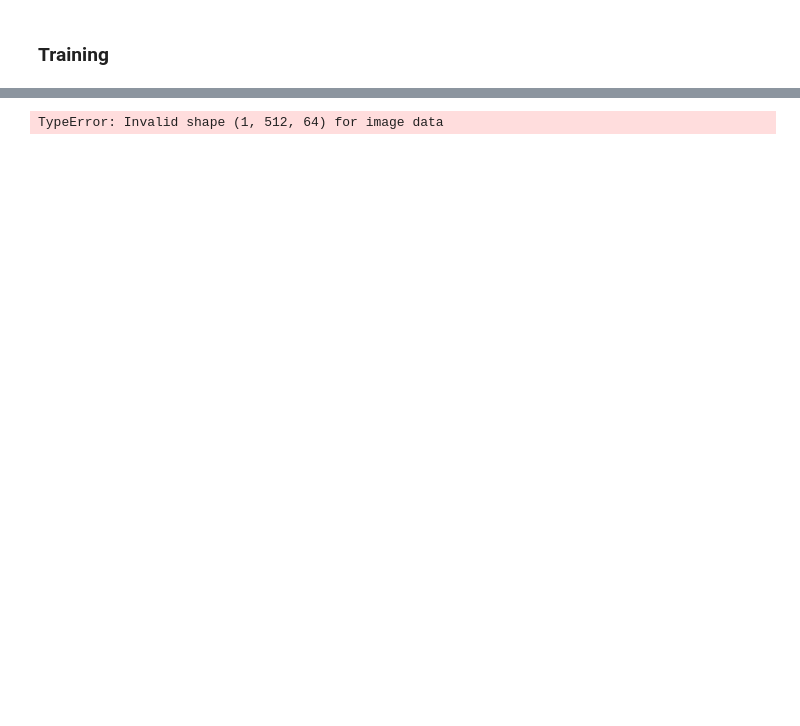
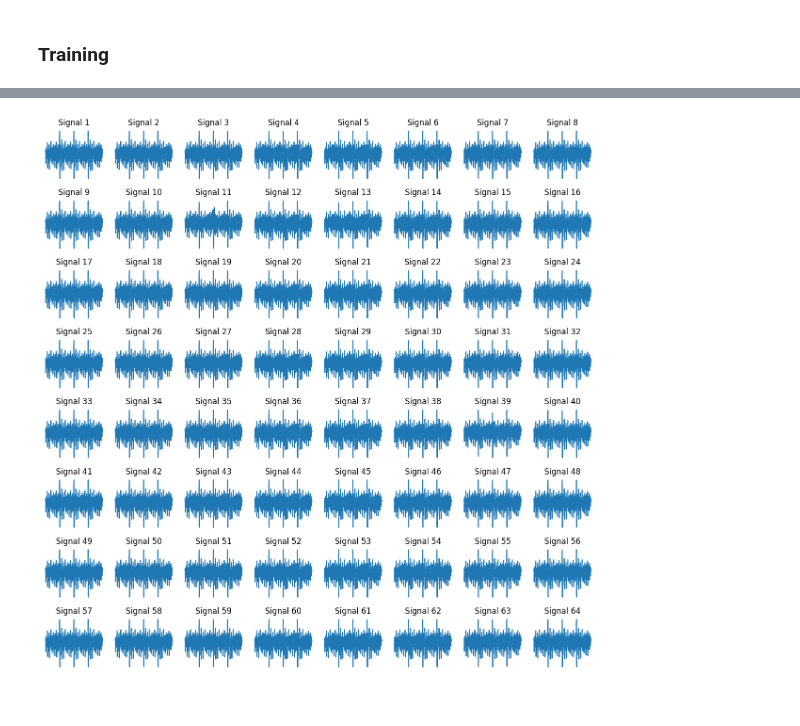
Before and after one commit to the-tarin/gw-generative-models, a Jupyter notebook: generated-data/gw-gans.ipynb, the cells around one changed output, grey strips where cells are left out. Cells and saved outputs as stored; diff of their text form; code cells hidden in the pictures.

```diff
--- a/generated-data/gw-gans.ipynb
+++ b/generated-data/gw-gans.ipynb
@@ -413,10 +419,20 @@ plt.show()
-# %%
-fig = plt.figure(figsize=(8,8))
-plt.axis("off")
-ims = [[plt.imshow(np.transpose(i,(1,2,0)), animated=True)] for i in img_list]
-ani = animation.ArtistAnimation(fig, ims, interval=1000, repeat_delay=1000, blit=True)
-
-HTML(ani.to_jshtml())
-# %% [output]
-TypeError: Invalid shape (1, 512, 64) for image data
-[figure, removed]
+# %%
+batch = signal_list[30]
+
+# plotting a single batch
+def plot_waveforms(batch):
+    fig, axs = plt.subplots(8, 8, figsize=(12, 12))
+    axs = axs.ravel()
+
+    for i in range(len(batch)):
+        signal = batch[i].squeeze()
+        axs[i].plot(signal)
+        axs[i].set_title(f'Signal {i+1}')
+        axs[i].axis('off')
+
+    plt.tight_layout()
+    plt.show()
+
+plot_waveforms(batch)
+# %% [output]
+[figure, added]
```
Also changed, not shown: parts of 6 cells of this notebook, 1 other file.
